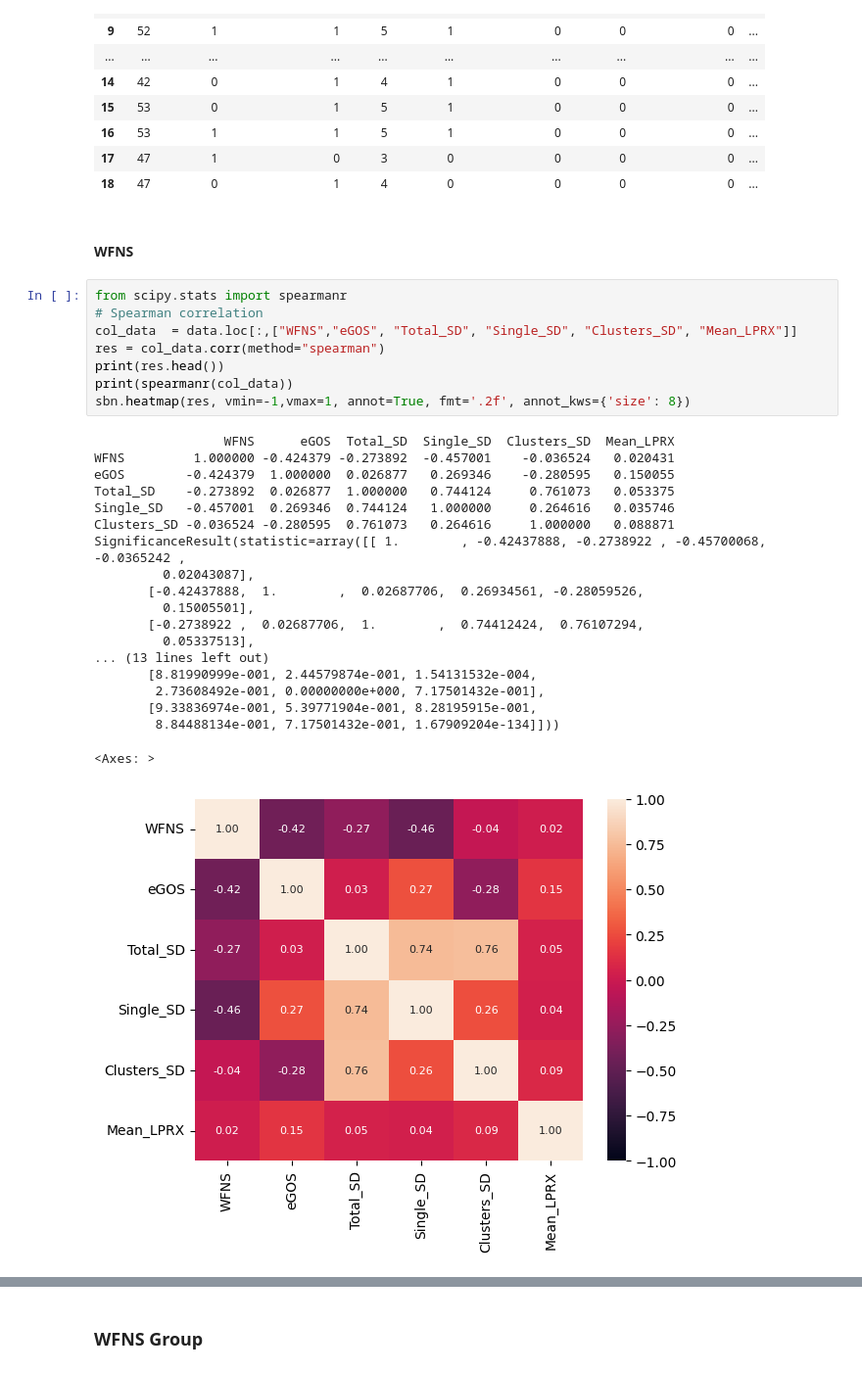
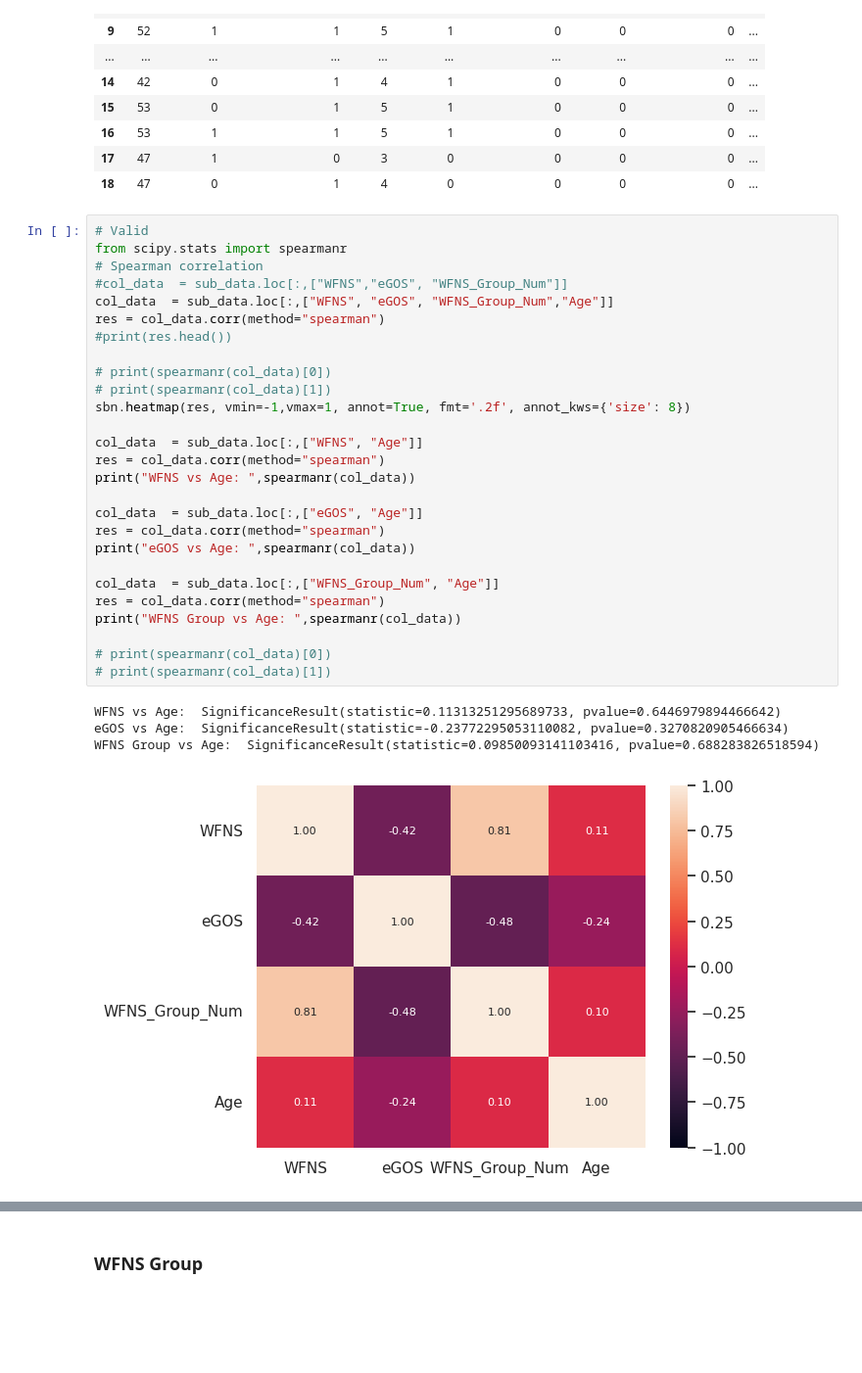
Before and after one commit to palolo02/ComputerVision, a Jupyter notebook: analysis.ipynb, the cells around one changed output, grey strips where cells are left out. Shown: that part at 98% size. Cells and saved outputs as stored; diff of their text form; blank space fills up the shorter version.

```diff
--- a/analysis.ipynb
+++ b/analysis.ipynb
@@ -224,33 +259,35 @@ sub_data
 | 16 | 53 | 1 | 1 | 5 | 1 | 0 | 0 | 0 | ... |
 | 17 | 47 | 1 | 0 | 3 | 0 | 0 | 0 | 0 | ... |
 | 18 | 47 | 0 | 1 | 4 | 0 | 0 | 0 | 0 | ... |
-# %% [markdown]
-#### WFNS
 # %%
+# Valid
 from scipy.stats import spearmanr
 # Spearman correlation
-col_data  = data.loc[:,["WFNS","eGOS", "Total_SD", "Single_SD", "Clusters_SD", "Mean_LPRX"]]
+#col_data  = sub_data.loc[:,["WFNS","eGOS", "WFNS_Group_Num"]]
+col_data  = sub_data.loc[:,["WFNS", "eGOS", "WFNS_Group_Num","Age"]]
 res = col_data.corr(method="spearman")
-print(res.head())
-print(spearmanr(col_data))
+#print(res.head())
+
+# print(spearmanr(col_data)[0])
+# print(spearmanr(col_data)[1])
 sbn.heatmap(res, vmin=-1,vmax=1, annot=True, fmt='.2f', annot_kws={'size': 8})
+
+col_data  = sub_data.loc[:,["WFNS", "Age"]]
+res = col_data.corr(method="spearman")
+print("WFNS vs Age: ",spearmanr(col_data))
+
+col_data  = sub_data.loc[:,["eGOS", "Age"]]
+res = col_data.corr(method="spearman")
+print("eGOS vs Age: ",spearmanr(col_data))
+
+col_data  = sub_data.loc[:,["WFNS_Group_Num", "Age"]]
+res = col_data.corr(method="spearman")
+print("WFNS Group vs Age: ",spearmanr(col_data))
+
+# print(spearmanr(col_data)[0])
+# print(spearmanr(col_data)[1])
 # %% [output]
-                 WFNS      eGOS  Total_SD  Single_SD  Clusters_SD  Mean_LPRX
-WFNS         1.000000 -0.424379 -0.273892  -0.457001    -0.036524   0.020431
-eGOS        -0.424379  1.000000  0.026877   0.269346    -0.280595   0.150055
-Total_SD    -0.273892  0.026877  1.000000   0.744124     0.761073   0.053375
-Single_SD   -0.457001  0.269346  0.744124   1.000000     0.264616   0.035746
-Clusters_SD -0.036524 -0.280595  0.761073   0.264616     1.000000   0.088871
-SignificanceResult(statistic=array([[ 1.        , -0.42437888, -0.2738922 , -0.45700068, -0.0365242 ,
-         0.02043087],
-       [-0.42437888,  1.        ,  0.02687706,  0.26934561, -0.28059526,
-         0.15005501],
-       [-0.2738922 ,  0.02687706,  1.        ,  0.74412424,  0.76107294,
-         0.05337513],
-... (13 lines left out)
-       [8.81990999e-001, 2.44579874e-001, 1.54131532e-004,
-        2.73608492e-001, 0.00000000e+000, 7.17501432e-001],
-       [9.33836974e-001, 5.39771904e-001, 8.28195915e-001,
-        8.84488134e-001, 7.17501432e-001, 1.67909204e-134]]))
+WFNS vs Age:  SignificanceResult(statistic=0.11313251295689733, pvalue=0.6446979894466642)
+eGOS vs Age:  SignificanceResult(statistic=-0.23772295053110082, pvalue=0.3270820905466634)
+WFNS Group vs Age:  SignificanceResult(statistic=0.09850093141103416, pvalue=0.688283826518594)
-<Axes: >
-[figure, old version]
+[figure, new version]
```
Also changed, not shown: parts of 80 cells of this notebook.
